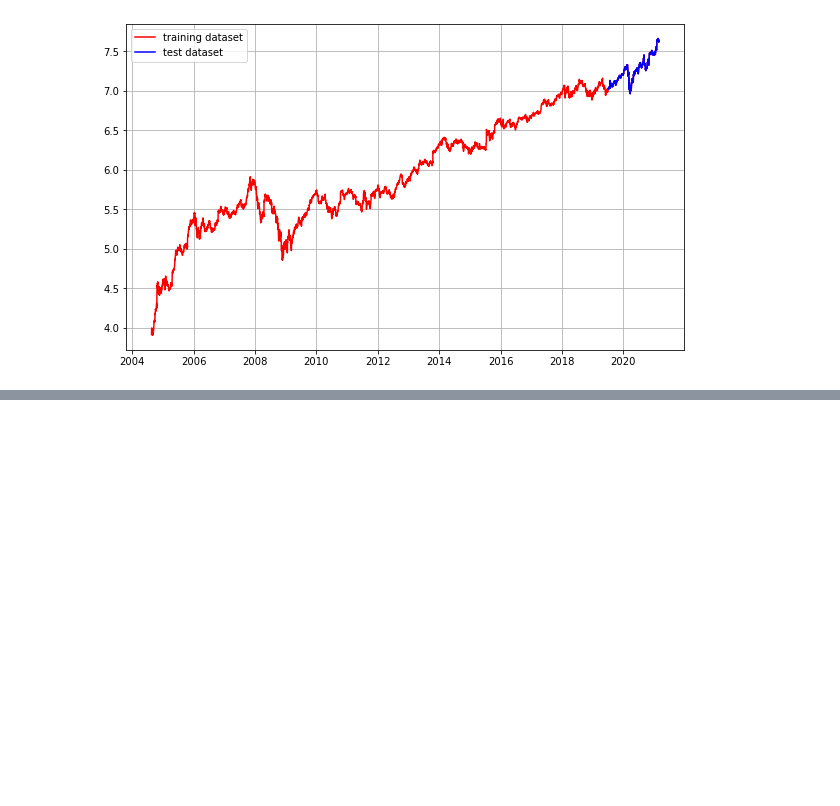
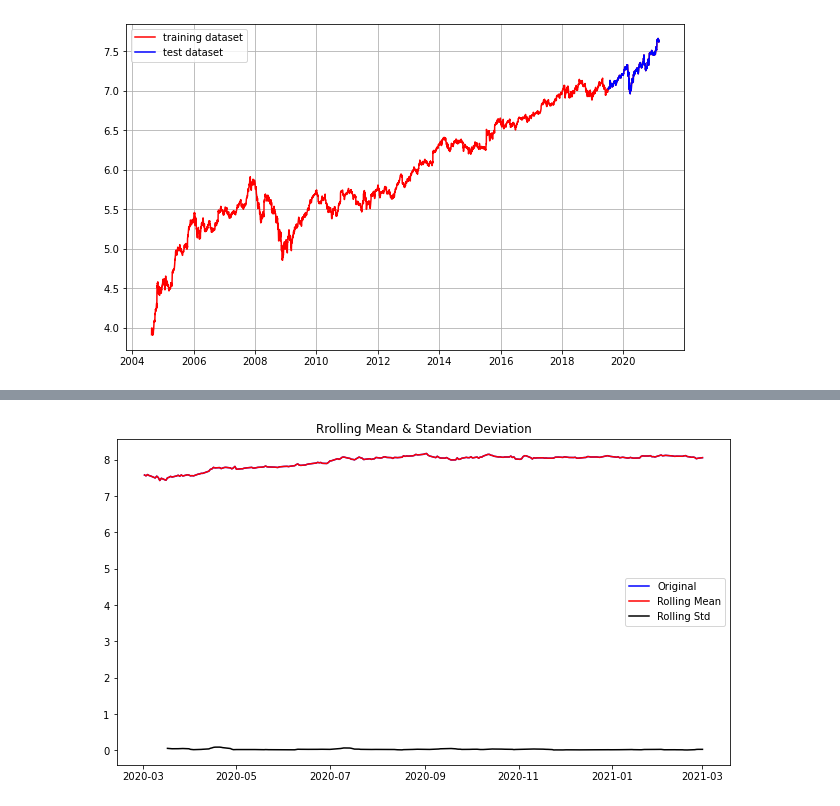
Before and after one commit to Ethan0625/I_need_more_time, a Jupyter notebook: Project/13.Stock_Prediction/Stock_Prediction.ipynb, the cells around one changed output, grey strips where cells are left out. Saved outputs shown, nothing was run; the diff lists cells and outputs as text; code cells hidden in the pictures; blank space fills up the shorter version.

```diff
--- a/Project/13.Stock_Prediction/Stock_Prediction.ipynb
+++ b/Project/13.Stock_Prediction/Stock_Prediction.ipynb
@@ -692,0 +723,5 @@ MAPE: 8.47%
+# %%
+amz_log = np.log(amz_ts)
+plot_rolling_statistics(amz_log, window=12)
+# %% [output]
+[figure, added]
```
Also changed, not shown: parts of 23 cells of this notebook.
